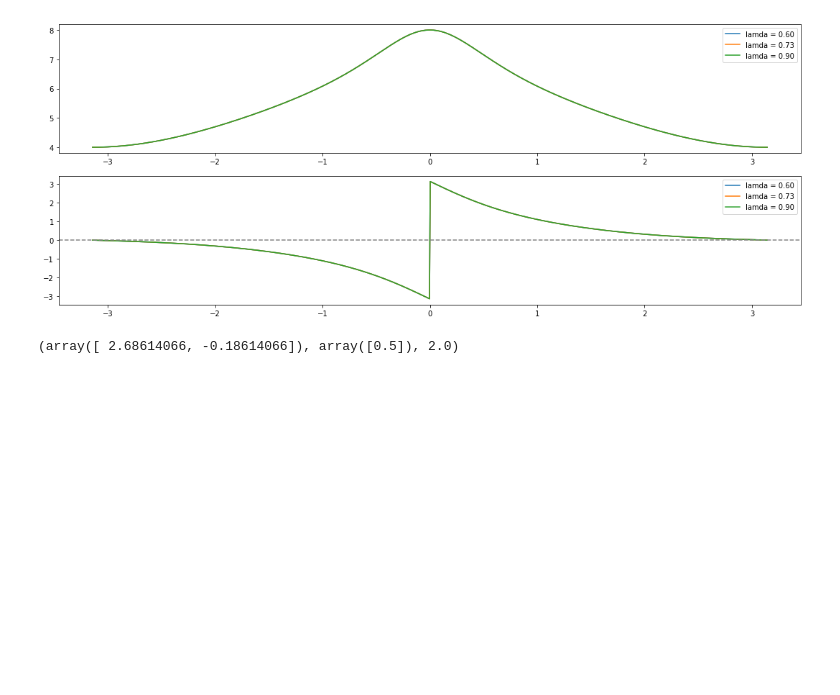
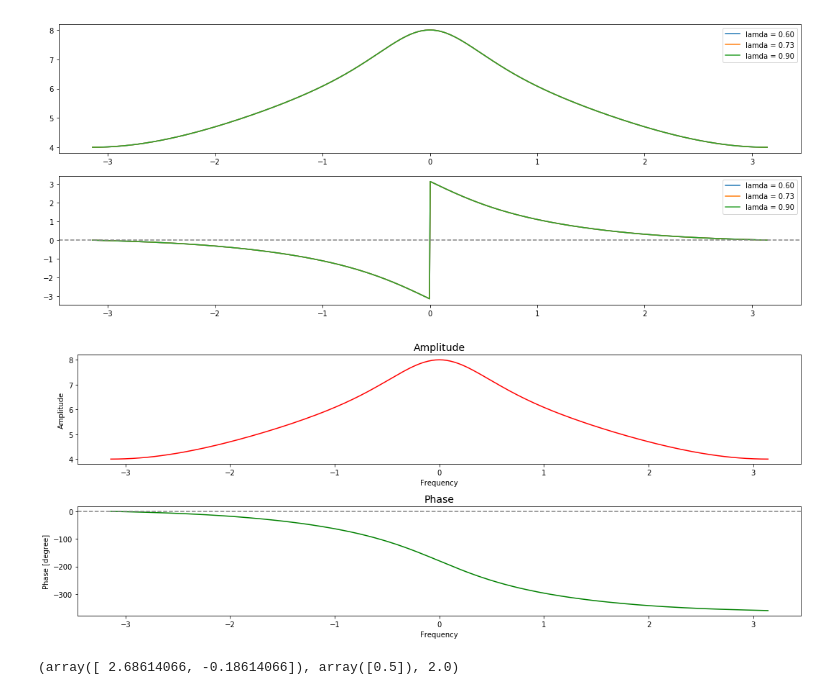
Before and after one commit to Wei1234c/Digital_Signal_Processing, a Jupyter notebook: notebooks/week6/Week 6 assignment.ipynb, the cells around one changed output. Drawn from its saved outputs; the diff is of its cells as text; code cells hidden in the pictures; blank space fills up the shorter version.

```diff
--- a/notebooks/week6/Week 6 assignment.ipynb
+++ b/notebooks/week6/Week 6 assignment.ipynb
@@ -116,6 +116,10 @@ plt.tight_layout()
 plt.show()
 # %% [output]
 [figure]
+# %%
+f, h = Filter.get_H_from_polynomials([b], [a], plot = True)
+# %% [output]
+[figure, added]
 # %%
 plt.figure(figsize = (6, 6))
 
```
Also changed, not shown: 11 other files.
